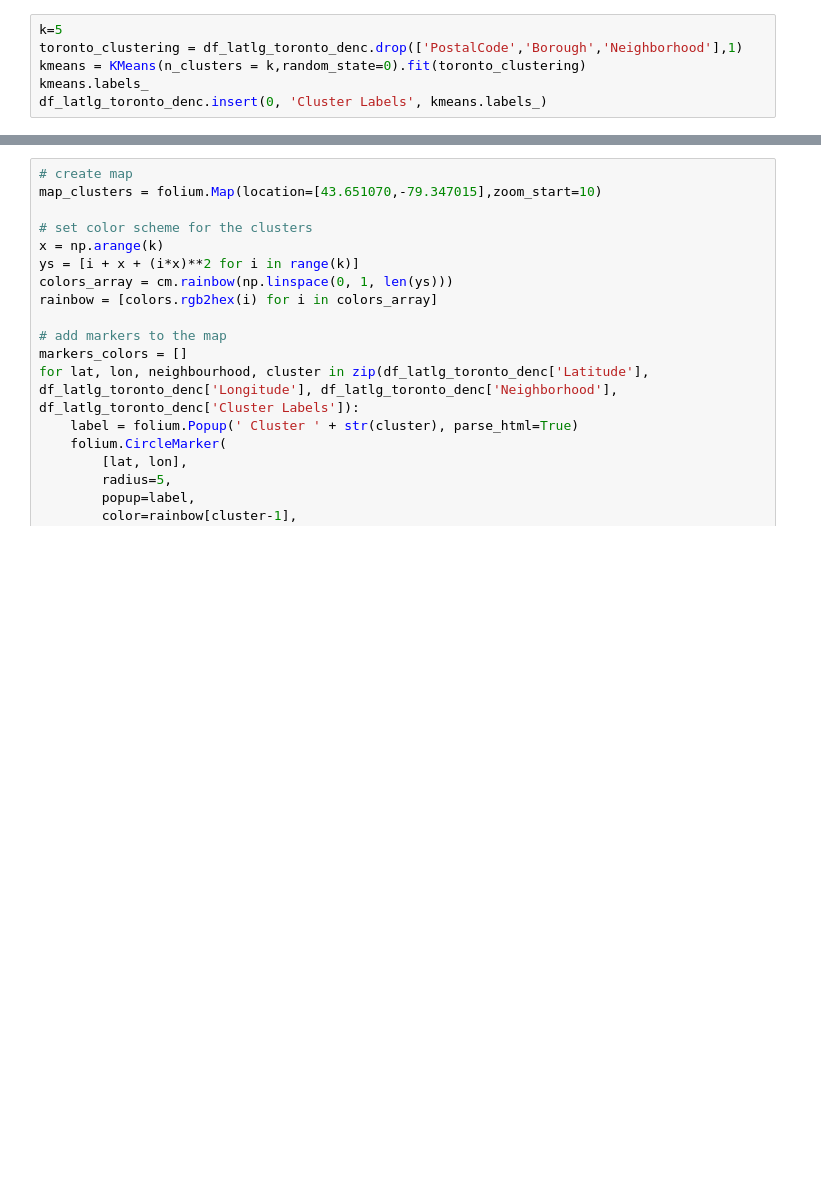
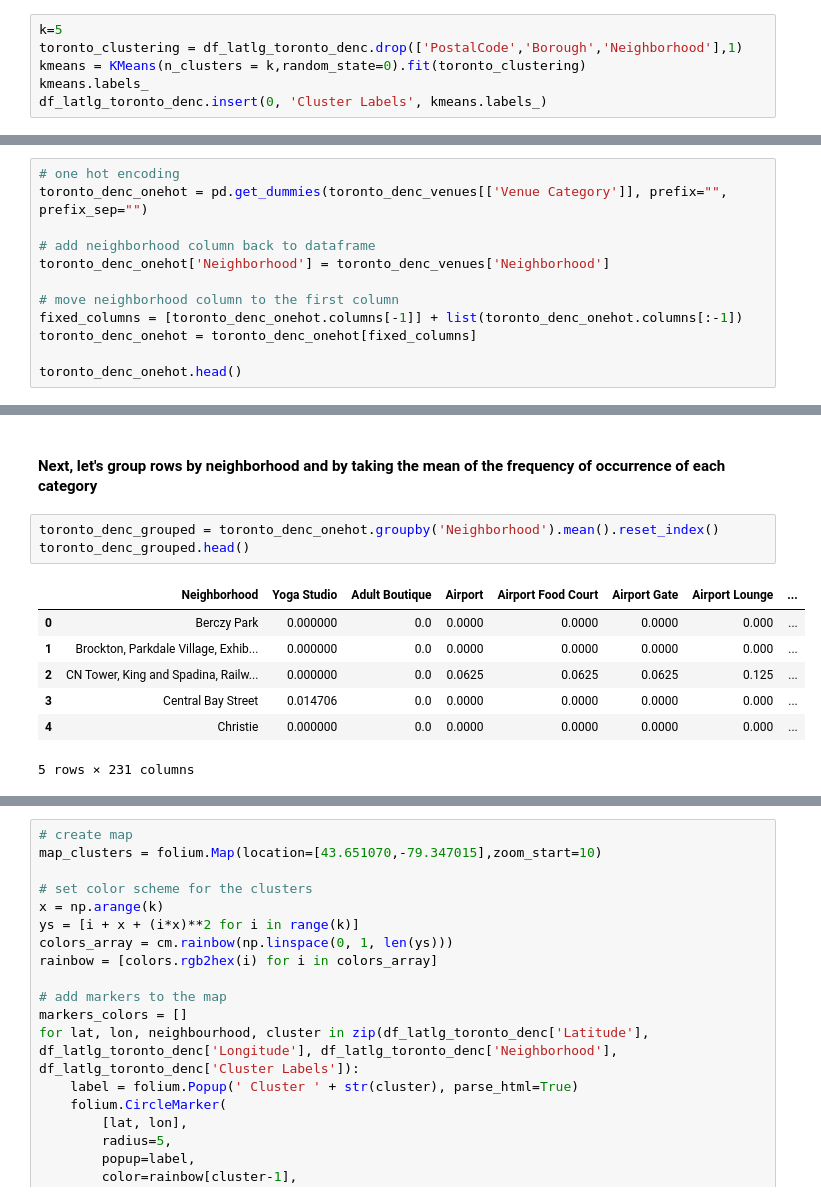
Before and after one commit to mrmacisu/AppliedDataScienceCapstone, a Jupyter notebook: week3_PARTfinal.ipynb, the cells around one changed output, grey strips where cells are left out. Saved outputs shown, nothing was run; the diff lists cells and outputs as text; blank space fills up the shorter version.

```diff
--- a/week3_PARTfinal.ipynb
+++ b/week3_PARTfinal.ipynb
@@ -360,0 +492,12 @@ df_latlg_toronto_denc
+# %%
+# one hot encoding
+toronto_denc_onehot = pd.get_dummies(toronto_denc_venues[['Venue Category']], prefix="", prefix_sep="")
+
+# add neighborhood column back to dataframe
+toronto_denc_onehot['Neighborhood'] = toronto_denc_venues['Neighborhood']
+
+# move neighborhood column to the first column
+fixed_columns = [toronto_denc_onehot.columns[-1]] + list(toronto_denc_onehot.columns[:-1])
+toronto_denc_onehot = toronto_denc_onehot[fixed_columns]
+
+toronto_denc_onehot.head()
@@ -360,0 +512,13 @@ df_latlg_toronto_denc
+# %% [markdown]
+#### Next, let's group rows by neighborhood and by taking the mean of the frequency of occurrence of each category
+# %%
+toronto_denc_grouped = toronto_denc_onehot.groupby('Neighborhood').mean().reset_index()
+toronto_denc_grouped.head()
+# %% [output]
+|  | Neighborhood | Yoga Studio | Adult Boutique | Airport | Airport Food Court | Airport Gate | Airport Lounge | ... |
+| 0 | Berczy Park | 0.000000 | 0.0 | 0.0000 | 0.0000 | 0.0000 | 0.000 | ... |
+| 1 | Brockton, Parkdale Village, Exhib... | 0.000000 | 0.0 | 0.0000 | 0.0000 | 0.0000 | 0.000 | ... |
+| 2 | CN Tower, King and Spadina, Railw... | 0.000000 | 0.0 | 0.0625 | 0.0625 | 0.0625 | 0.125 | ... |
+| 3 | Central Bay Street | 0.014706 | 0.0 | 0.0000 | 0.0000 | 0.0000 | 0.000 | ... |
+| 4 | Christie | 0.000000 | 0.0 | 0.0000 | 0.0000 | 0.0000 | 0.000 | ... |
+5 rows × 231 columns
```
Also changed, not shown: parts of 26 cells of this notebook.
